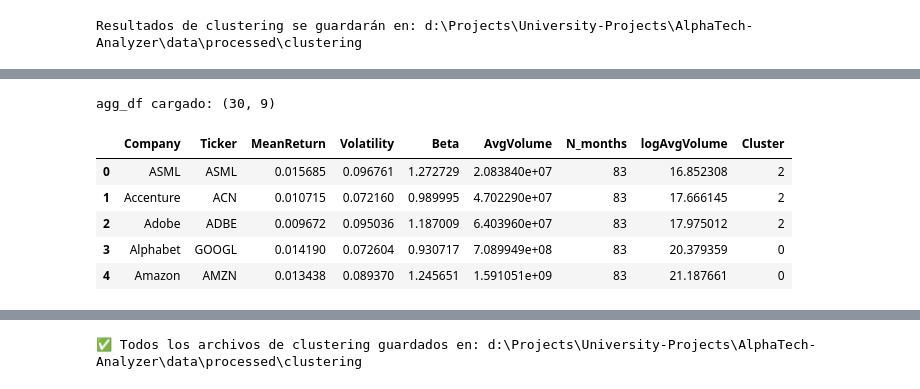
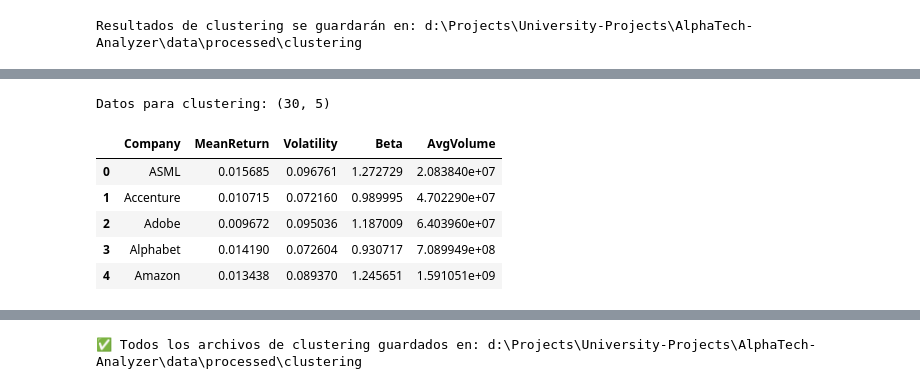
Before and after one commit to fabio2k3/AlphaTech-Analyzer, a Jupyter notebook: notebooks/clustering.ipynb, the cells around one changed output, grey strips where cells are left out. Cells and saved outputs as stored; diff of their text form; code cells hidden in the pictures.

```diff
--- a/notebooks/clustering.ipynb
+++ b/notebooks/clustering.ipynb
@@ -50,19 +50,26 @@ agg_df cargado: (30, 9)
-# %%
-# CELDA 2 — Cargar agregados (agg_df) desde CSV si no está en memoria
-if 'agg_df' not in globals():
-    agg_path = os.path.join(PROCESSED_DIR, "tech30_aggregated_stats_2018_2024.csv")
-    if not os.path.exists(agg_path):
-        raise FileNotFoundError(f"No se encontró {agg_path}. Ejecuta antes el pipeline que crea agg_df.")
-    agg_df = pd.read_csv(agg_path)
-
-print("agg_df cargado:", agg_df.shape)
-agg_df.head()
-# %% [output]
-agg_df cargado: (30, 9)
-|  | Company | Ticker | MeanReturn | Volatility | Beta | AvgVolume | N_months | logAvgVolume | Cluster |
-| 0 | ASML | ASML | 0.015685 | 0.096761 | 1.272729 | 2.083840e+07 | 83 | 16.852308 | 2 |
-| 1 | Accenture | ACN | 0.010715 | 0.072160 | 0.989995 | 4.702290e+07 | 83 | 17.666145 | 2 |
-| 2 | Adobe | ADBE | 0.009672 | 0.095036 | 1.187009 | 6.403960e+07 | 83 | 17.975012 | 2 |
-| 3 | Alphabet | GOOGL | 0.014190 | 0.072604 | 0.930717 | 7.089949e+08 | 83 | 20.379359 | 0 |
-| 4 | Amazon | AMZN | 0.013438 | 0.089370 | 1.245651 | 1.591051e+09 | 83 | 21.187661 | 0 |
+# %%
+# CELDA 3 — Selección y limpieza de variables
+# Variables que usaremos para cluster: MeanReturn, Volatility, Beta, AvgVolume
+req_cols = ["Company", "MeanReturn", "Volatility", "Beta", "AvgVolume"]
+missing = [c for c in req_cols if c not in agg_df.columns]
+if missing:
+    raise KeyError(f"Faltan columnas en agg_df: {missing}")
+
+agg = agg_df[req_cols].dropna().reset_index(drop=True).copy()
+
+# Asegurar tipos numéricos
+for c in ["MeanReturn","Volatility","Beta","AvgVolume"]:
+    agg[c] = pd.to_numeric(agg[c], errors="coerce")
+
+agg = agg.dropna(subset=["MeanReturn","Volatility","Beta","AvgVolume"]).reset_index(drop=True)
+print("Datos para clustering:", agg.shape)
+agg.head()
+# %% [output]
+Datos para clustering: (30, 5)
+|  | Company | MeanReturn | Volatility | Beta | AvgVolume |
+| 0 | ASML | 0.015685 | 0.096761 | 1.272729 | 2.083840e+07 |
+| 1 | Accenture | 0.010715 | 0.072160 | 0.989995 | 4.702290e+07 |
+| 2 | Adobe | 0.009672 | 0.095036 | 1.187009 | 6.403960e+07 |
+| 3 | Alphabet | 0.014190 | 0.072604 | 0.930717 | 7.089949e+08 |
+| 4 | Amazon | 0.013438 | 0.089370 | 1.245651 | 1.591051e+09 |
 # %%
```
Also changed, not shown: parts of 9 cells of this notebook, 9 other files.
